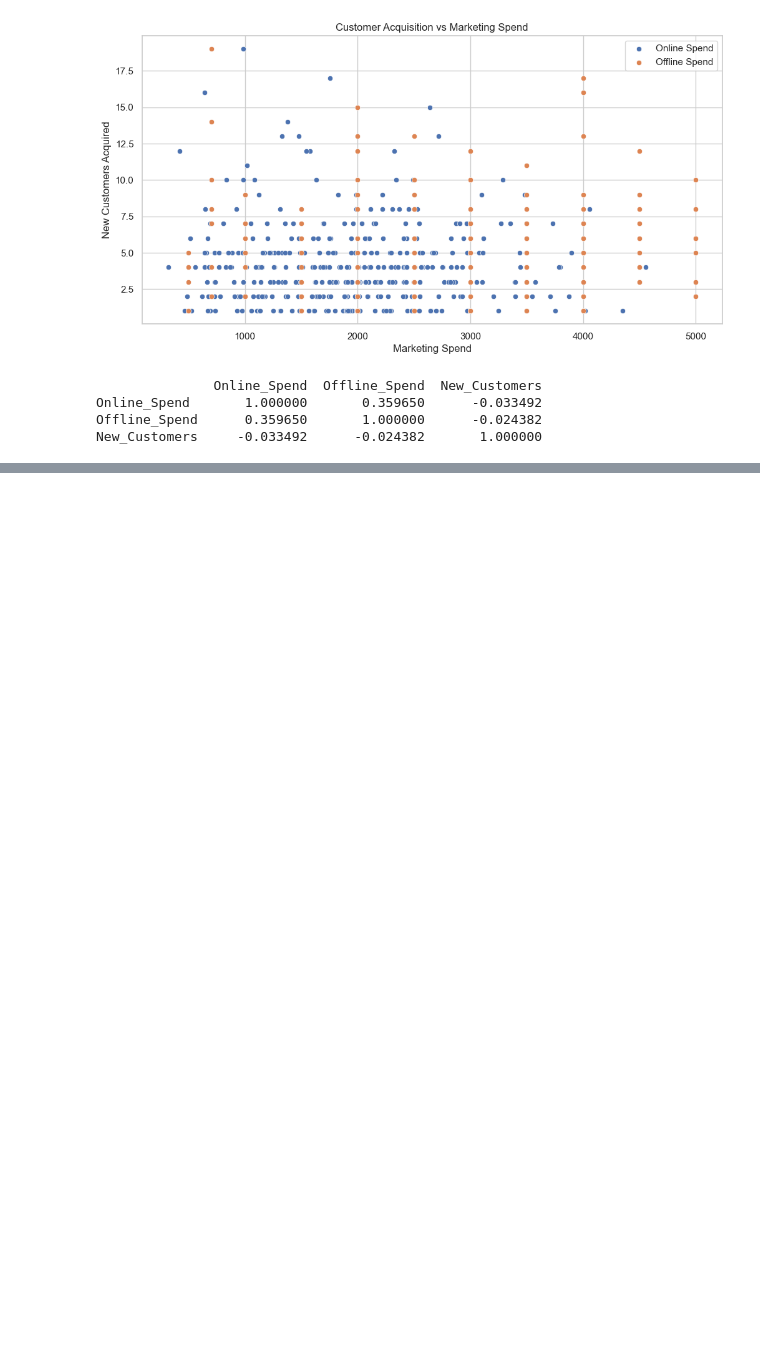
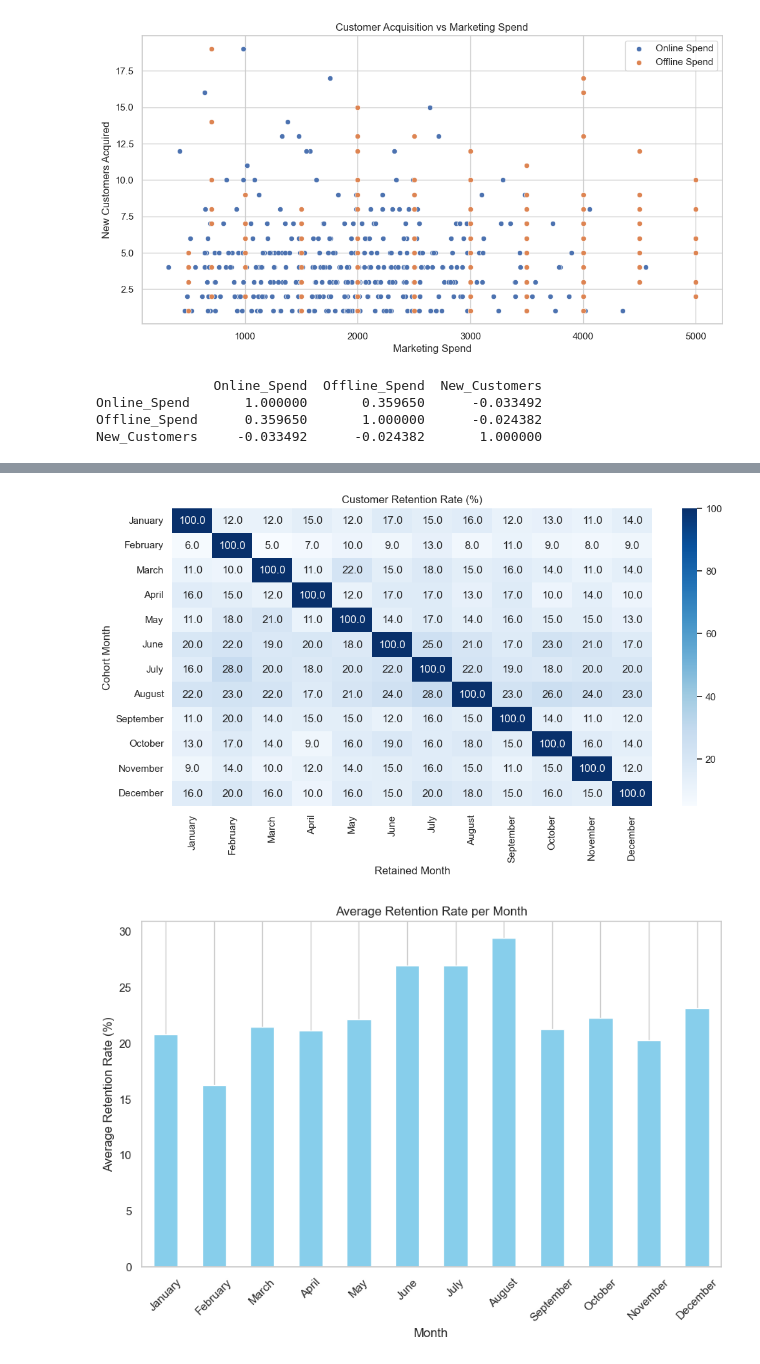
Before and after one commit to HarshaVardhan2412/ecommerce-marketing-sales-analysis, a Jupyter notebook: ecommerce_analysis.ipynb, the cells around one changed output, grey strips where cells are left out. Cells and saved outputs as stored; diff of their text form; code cells hidden in the pictures; blank space fills up the shorter version.

Commit message:
Question 4

```diff
--- a/ecommerce_analysis.ipynb
+++ b/ecommerce_analysis.ipynb
@@ -66,6 +66,7 @@ sales.head()
 
 # Step 1: Prepare the Data for Acquisition Analysis
 sales['Transaction_Date'] = pd.to_datetime(sales['Transaction_Date'])
+sales['Transaction_Month_Name'] = sales['Transaction_Date'].dt.month_name()
 first_purchase = sales.groupby('CustomerID')['Transaction_Date'].min().reset_index()
 first_purchase['Acquisition_Month'] = first_purchase['Transaction_Date'].dt.month_name()
 
@@ -194,0 +196,56 @@ plt.show()
+# %%
+#Business Question 3 :
+
+#Identify periods with the strongest and weakest retention rates.
+# What strategies could be implemented to improve retention during weaker months?
+
+sales['Transaction_Month'] = sales['Transaction_Date'].dt.to_period('M')
+
+# Get distinct customers per month
+monthly_customers = sales.groupby('Transaction_Month')['CustomerID'].nunique().reset_index(name='Unique_Customers')
+monthly_customers.head()
+
+
+customer_month = sales.pivot_table(index='CustomerID',
+                                   columns='Transaction_Month',
+                                   values='Transaction_ID',
+                                   aggfunc='count').fillna(0)
+
+customer_month = customer_month.map(lambda x: 1 if x > 0 else 0)
+
+retention_counts = customer_month.sum(axis=0)
+
+# I am unable to find the approach and tried my best so , Finally got this from chatgpt. Just the below line thats it.
+retention_matrix = customer_month.T.dot(customer_month)
+retention_rate = retention_matrix.divide(retention_counts, axis=1).round(2) * 100
+
+# Convert Period to Month Names for both axis
+retention_rate.index = retention_rate.index.strftime('%B')
+retention_rate.columns = retention_rate.columns.strftime('%B')
+
+# Calculate average retention after acquisition month
+avg_retention_per_month = retention_rate.mean(axis=1)
+
+
+
+
+plt.figure(figsize=(12, 6))
+sns.heatmap(retention_rate, annot=True, fmt=".1f", cmap="Blues", cbar=True)
+plt.title('Customer Retention Rate (%)')
+plt.xlabel('Retained Month')
+plt.ylabel('Cohort Month')
+plt.show()
+
+
+# Plot
+plt.figure(figsize=(10, 6))
+avg_retention_per_month.plot(kind='bar', color='skyblue')
+plt.title('Average Retention Rate per Month')
+plt.ylabel('Average Retention Rate (%)')
+plt.xlabel('Month')
+plt.xticks(rotation=45)
+plt.grid(axis='y')
+plt.show()
+# %% [output]
+[figure, added]
+[figure, added]
```
Also changed, not shown: parts of 2 cells of this notebook, 6 other files.
